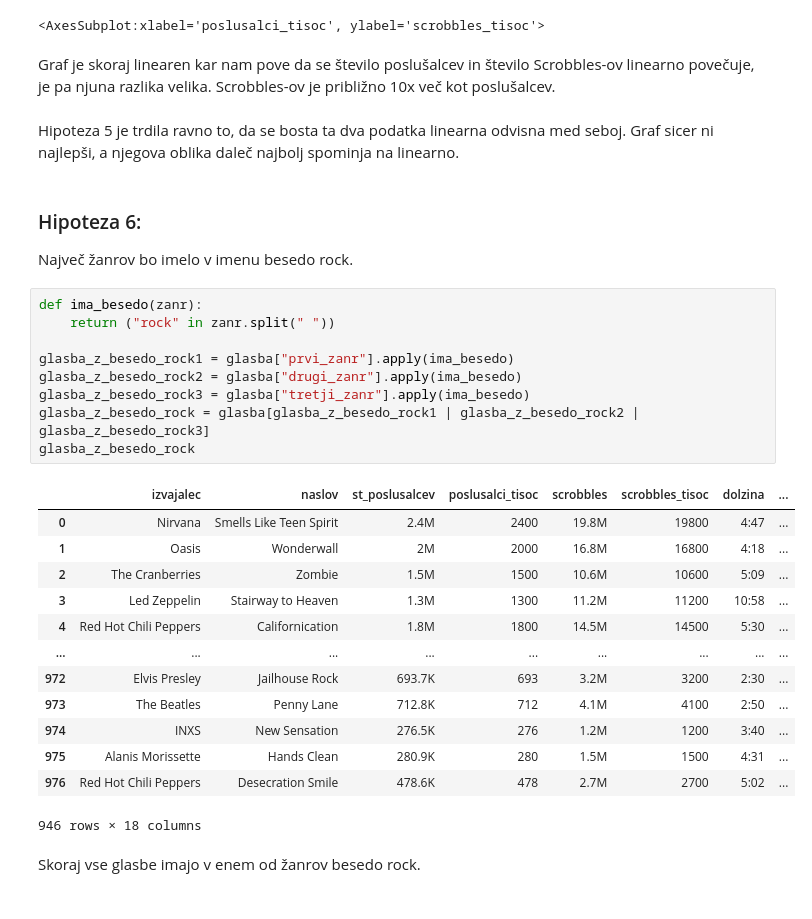
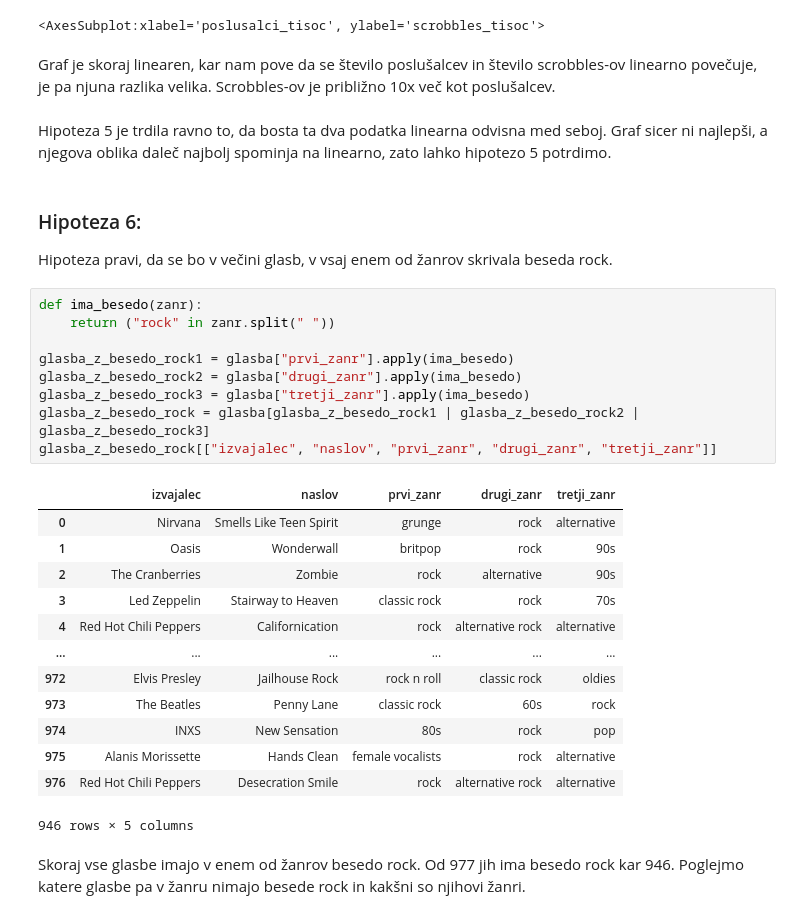
Before and after one commit to LaraNahtigal/popularna_glasba, a Jupyter notebook: analiza_podatkov.ipynb, the cells around one changed output. Cells and saved outputs as stored; diff of their text form.

Commit message:
dodana hipoteza, popravki v besedilu

```diff
--- a/analiza_podatkov.ipynb
+++ b/analiza_podatkov.ipynb
@@ -181,34 +198,34 @@ glasba.plot.scatter('poslusalci_tisoc', 'scrobbles_tisoc')
 [interactive output not drawn]
 <AxesSubplot:xlabel='poslusalci_tisoc', ylabel='scrobbles_tisoc'>
 # %% [markdown]
-Graf je skoraj linearen kar nam pove da se število poslušalcev in število Scrobbles-ov linearno povečuje, je pa njuna razlika velika. Scrobbles-ov je približno 10x več kot poslušalcev.
+Graf je skoraj linearen, kar nam pove da se število poslušalcev in število scrobbles-ov linearno povečuje, je pa njuna razlika velika. Scrobbles-ov je približno 10x več kot poslušalcev.
 # %% [markdown]
-Hipoteza 5 je trdila ravno to, da se bosta ta dva podatka linearna odvisna med seboj. Graf sicer ni najlepši, a njegova oblika daleč najbolj spominja na linearno.
+Hipoteza 5 je trdila ravno to, da bosta ta dva podatka linearna odvisna med seboj. Graf sicer ni najlepši, a njegova oblika daleč najbolj spominja na linearno, zato lahko hipotezo 5 potrdimo.
-# %% [markdown]
-### Hipoteza 6:
-Največ žanrov bo imelo v imenu besedo rock.
+# %% [markdown]
+### Hipoteza 6:
+Hipoteza pravi, da se bo v večini glasb, v vsaj enem od žanrov skrivala beseda rock.
 # %%
 def ima_besedo(zanr):
     return ("rock" in zanr.split(" "))
 
 glasba_z_besedo_rock1 = glasba["prvi_zanr"].apply(ima_besedo)
 glasba_z_besedo_rock2 = glasba["drugi_zanr"].apply(ima_besedo)
 glasba_z_besedo_rock3 = glasba["tretji_zanr"].apply(ima_besedo)
 glasba_z_besedo_rock = glasba[glasba_z_besedo_rock1 | glasba_z_besedo_rock2 | glasba_z_besedo_rock3]
-glasba_z_besedo_rock
+glasba_z_besedo_rock[["izvajalec", "naslov", "prvi_zanr", "drugi_zanr", "tretji_zanr"]]
 # %% [output]
-|  | izvajalec | naslov | st_poslusalcev | poslusalci_tisoc | scrobbles | scrobbles_tisoc | dolzina | ... |
-| 0 | Nirvana | Smells Like Teen Spirit | 2.4M | 2400 | 19.8M | 19800 | 4:47 | ... |
-| 1 | Oasis | Wonderwall | 2M | 2000 | 16.8M | 16800 | 4:18 | ... |
-| 2 | The Cranberries | Zombie | 1.5M | 1500 | 10.6M | 10600 | 5:09 | ... |
-| 3 | Led Zeppelin | Stairway to Heaven | 1.3M | 1300 | 11.2M | 11200 | 10:58 | ... |
-| 4 | Red Hot Chili Peppers | Californication | 1.8M | 1800 | 14.5M | 14500 | 5:30 | ... |
-| ... | ... | ... | ... | ... | ... | ... | ... | ... |
-| 972 | Elvis Presley | Jailhouse Rock | 693.7K | 693 | 3.2M | 3200 | 2:30 | ... |
-| 973 | The Beatles | Penny Lane | 712.8K | 712 | 4.1M | 4100 | 2:50 | ... |
-| 974 | INXS | New Sensation | 276.5K | 276 | 1.2M | 1200 | 3:40 | ... |
-| 975 | Alanis Morissette | Hands Clean | 280.9K | 280 | 1.5M | 1500 | 4:31 | ... |
-| 976 | Red Hot Chili Peppers | Desecration Smile | 478.6K | 478 | 2.7M | 2700 | 5:02 | ... |
+|  | izvajalec | naslov | prvi_zanr | drugi_zanr | tretji_zanr |
+| 0 | Nirvana | Smells Like Teen Spirit | grunge | rock | alternative |
+| 1 | Oasis | Wonderwall | britpop | rock | 90s |
+| 2 | The Cranberries | Zombie | rock | alternative | 90s |
+| 3 | Led Zeppelin | Stairway to Heaven | classic rock | rock | 70s |
+| 4 | Red Hot Chili Peppers | Californication | rock | alternative rock | alternative |
+| ... | ... | ... | ... | ... | ... |
+| 972 | Elvis Presley | Jailhouse Rock | rock n roll | classic rock | oldies |
+| 973 | The Beatles | Penny Lane | classic rock | 60s | rock |
+| 974 | INXS | New Sensation | 80s | rock | pop |
+| 975 | Alanis Morissette | Hands Clean | female vocalists | rock | alternative |
+| 976 | Red Hot Chili Peppers | Desecration Smile | rock | alternative rock | alternative |
-946 rows × 18 columns
+946 rows × 5 columns
 # %% [markdown]
-Skoraj vse glasbe imajo v enem od žanrov besedo rock.
+Skoraj vse glasbe imajo v enem od žanrov besedo rock. Od 977 jih ima besedo rock kar 946. Poglejmo katere glasbe pa v žanru nimajo besede rock in kakšni so njihovi žanri.
```
Also changed, not shown: parts of 18 cells of this notebook.
